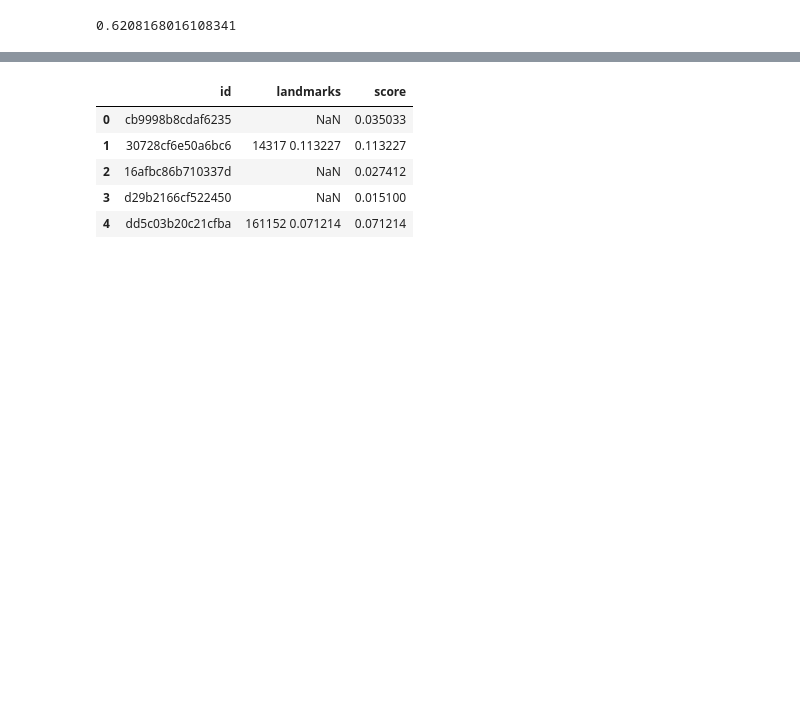
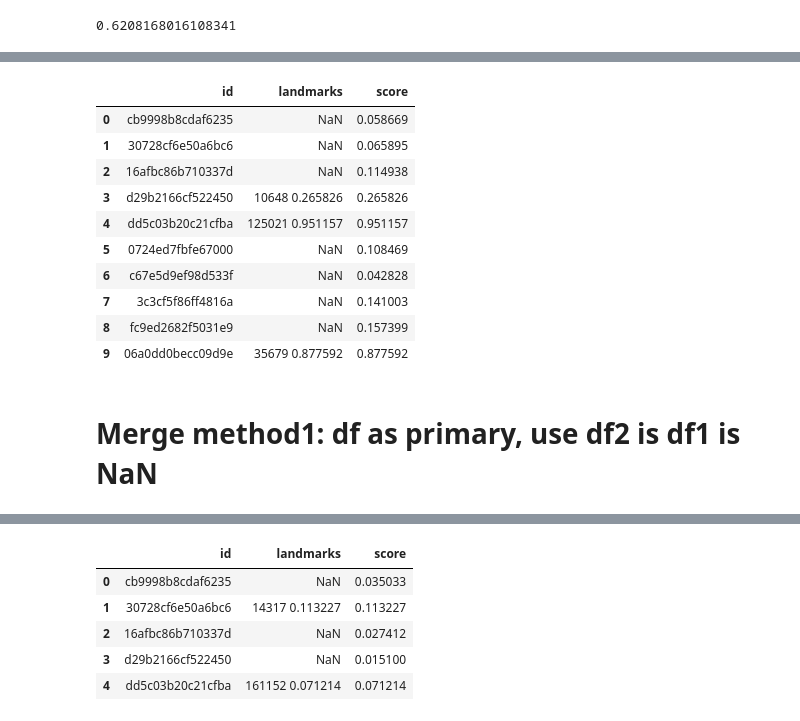
Before and after one commit to chicm/landmark, a Jupyter notebook: recognition/post_process.ipynb, the cells around one changed output, grey strips where cells are left out. Cells and saved outputs as stored; diff of their text form; code cells hidden in the pictures; blank space fills up the shorter version.

```diff
--- a/recognition/post_process.ipynb
+++ b/recognition/post_process.ipynb
@@ -19,7 +21,9 @@ sub3_1000.csv
 # %%
 df = pd.read_csv('output/ens_4_models_50000.csv')
+df2 = pd.read_csv('output/sub_seresnext5032x4d_50000_50000_4320.csv')
 # %%
 df['score'] = df.landmarks.map(lambda x: 0. if pd.isna(x) else float(x.split(' ')[1]))
+df2['score'] = df2.landmarks.map(lambda x: 0. if pd.isna(x) else float(x.split(' ')[1]))
 # %%
 df.head()
 # %% [output]
@@ -37,0 +69,18 @@ df.loc[df['score'] < 0.018, 'landmarks'] = np.nan
+# %%
+df2.loc[df2['score'] < 0.19, 'landmarks'] = np.nan
+# %%
+df2.head(10)
+# %% [output]
+|  | id | landmarks | score |
+| 0 | cb9998b8cdaf6235 | NaN | 0.058669 |
+| 1 | 30728cf6e50a6bc6 | NaN | 0.065895 |
+| 2 | 16afbc86b710337d | NaN | 0.114938 |
+| 3 | d29b2166cf522450 | 10648 0.265826 | 0.265826 |
+| 4 | dd5c03b20c21cfba | 125021 0.951157 | 0.951157 |
+| 5 | 0724ed7fbfe67000 | NaN | 0.108469 |
+| 6 | c67e5d9ef98d533f | NaN | 0.042828 |
+| 7 | 3c3cf5f86ff4816a | NaN | 0.141003 |
+| 8 | fc9ed2682f5031e9 | NaN | 0.157399 |
+| 9 | 06a0dd0becc09d9e | 35679 0.877592 | 0.877592 |
+# %% [markdown]
+# Merge method1: df as primary,  use df2 is df1 is NaN
```
Also changed, not shown: parts of 26 cells of this notebook.
